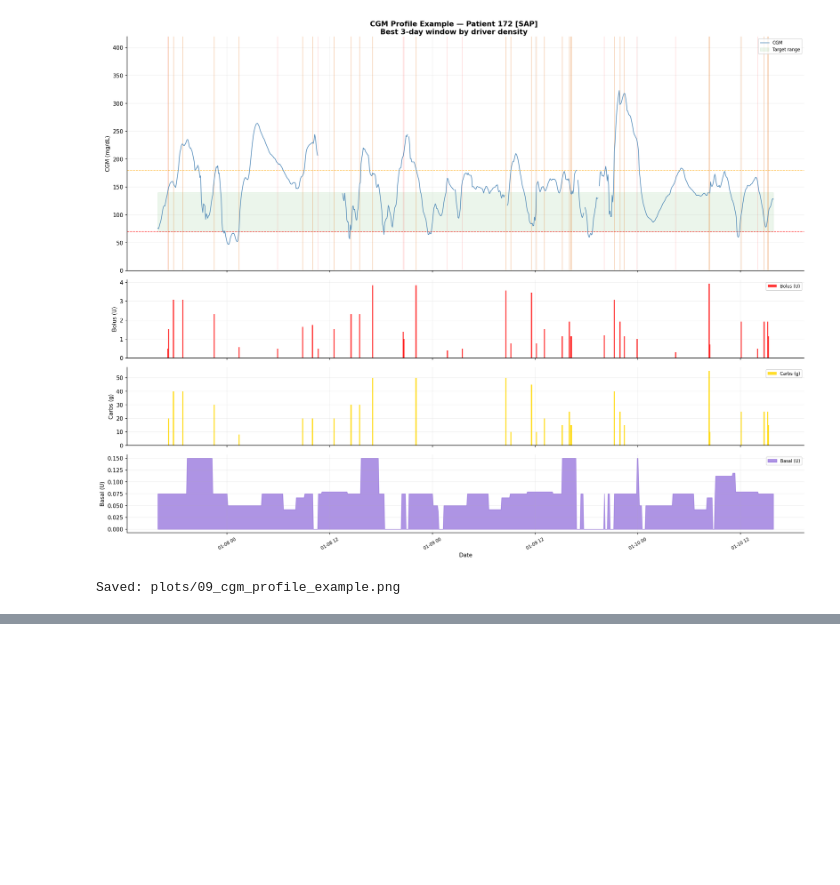
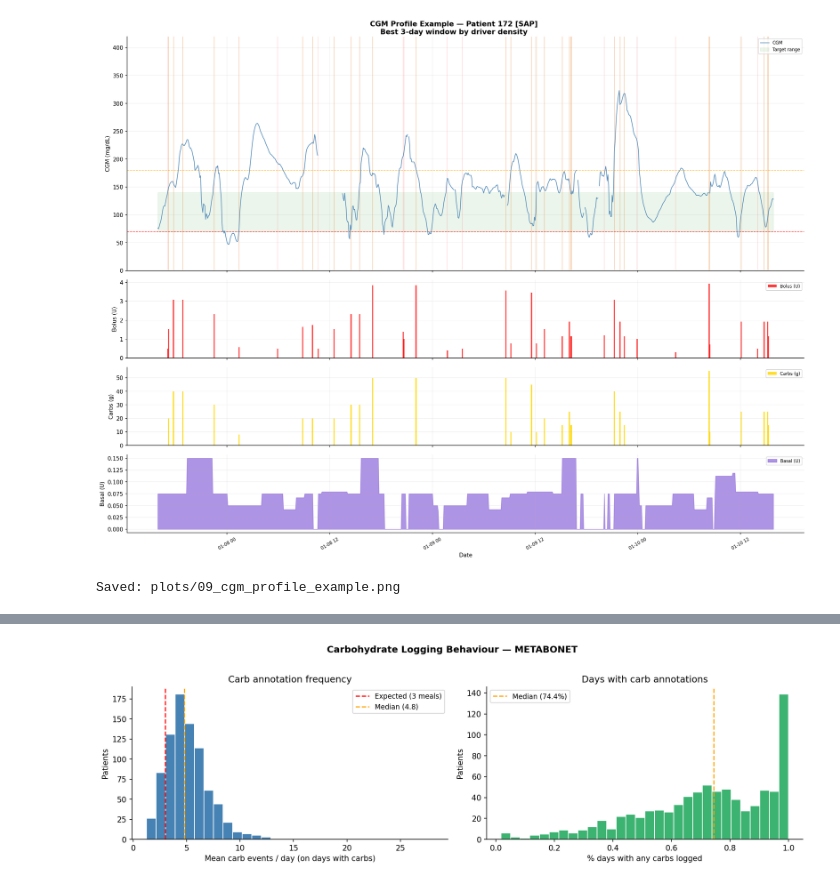
Before and after one commit to marcfont14/tvae, a Jupyter notebook: notebooks/01_exploration.ipynb, the cells around one changed output, grey strips where cells are left out. Drawn from its saved outputs; the diff is of its cells as text; code cells hidden in the pictures; blank space fills up the shorter version.

Commit message:
integrate missing carbs exploration to eda

```diff
--- a/notebooks/01_exploration.ipynb
+++ b/notebooks/01_exploration.ipynb
@@ -1279,0 +1371,93 @@ Saved: plots/09_cgm_profile_example.png
+# %%
+import pyarrow.parquet as pq
+import pandas as pd
+import numpy as np
+import matplotlib.pyplot as plt
+
+PARQUET_PATH = 'raw_data/metabonet_train_filtered.parquet'
+
+# ── Load via streaming ────────────────────────────────────────────────────────
+pf = pq.ParquetFile(PARQUET_PATH)
+patient_buffer = {}
+
+for batch in pf.iter_batches(batch_size=500_000, columns=["id", "date", "carbs"]):
+    batch_df = batch.to_pandas()
+    for pid, pat in batch_df.groupby("id"):
+        if pid in patient_buffer:
+            patient_buffer[pid] = pd.concat([patient_buffer[pid], pat])
+        else:
+            patient_buffer[pid] = pat
+
+# ── Compute per-patient carb stats ────────────────────────────────────────────
+carbs_events = []
+
+for pid, pat in patient_buffer.items():
+    pat = pat.copy()
+    pat["date"] = pd.to_datetime(pat["date"])
+    pat["day"] = pat["date"].dt.date
+
+    daily = (
+        pat[pat["carbs"] > 0]
+        .groupby("day")
+        .size()
+        .reset_index(name="carb_events")
+    )
+
+    n_days = pat["day"].nunique()
+    mean_events = daily["carb_events"].mean() if len(daily) > 0 else 0
+    days_with_carbs = len(daily) / n_days if n_days > 0 else 0
+
+    carbs_events.append({
+        "id": pid,
+        "n_days": n_days,
+        "mean_carb_events_per_day": mean_events,
+        "pct_days_with_carbs": days_with_carbs,
+    })
+
+carbs_df = pd.DataFrame(carbs_events).sort_values("mean_carb_events_per_day", ascending=False)
+
+# ── Summary statistics ────────────────────────────────────────────────────────
+print("── Carb Events per Day ───────────────────────────────────────────")
+print(f"Patients analysed:                    {len(carbs_df)}")
+print(f"Median events/day (days with carbs):  {carbs_df['mean_carb_events_per_day'].median():.2f}")
+print(f"Mean events/day:                      {carbs_df['mean_carb_events_per_day'].mean():.2f}")
+print(f"Median % days with any carbs logged:  {carbs_df['pct_days_with_carbs'].median():.1%}")
+print(f"Patients with <1 event/day median:    {(carbs_df['mean_carb_events_per_day'] < 1).sum()}")
+print(f"Patients with >=3 events/day median:  {(carbs_df['mean_carb_events_per_day'] >= 3).sum()}")
+print(f"Patients with 0% days with carbs:     {(carbs_df['pct_days_with_carbs'] == 0).sum()}")
+
+# ── Plot ──────────────────────────────────────────────────────────────────────
+fig, axes = plt.subplots(1, 2, figsize=(13, 4))
+
+ax = axes[0]
+ax.hist(carbs_df["mean_carb_events_per_day"], bins=30,
+        color='steelblue', edgecolor='white')
+ax.axvline(3, color='red', linestyle='--', linewidth=1.5, label='Expected (3 meals)')
+ax.axvline(carbs_df["mean_carb_events_per_day"].median(),
+           color='orange', linestyle='--', linewidth=1.5,
+           label=f'Median ({carbs_df["mean_carb_events_per_day"].median():.1f})')
+ax.set_xlabel("Mean carb events / day (on days with carbs)")
+ax.set_ylabel("Patients")
+ax.set_title("Carb annotation frequency")
+ax.legend(fontsize=9)
+ax.spines[['top', 'right']].set_visible(False)
+
+ax = axes[1]
+ax.hist(carbs_df["pct_days_with_carbs"], bins=30,
+        color='mediumseagreen', edgecolor='white')
+ax.axvline(carbs_df["pct_days_with_carbs"].median(),
+           color='orange', linestyle='--', linewidth=1.5,
+           label=f'Median ({carbs_df["pct_days_with_carbs"].median():.1%})')
+ax.set_xlabel("% days with any carbs logged")
+ax.set_ylabel("Patients")
+ax.set_title("Days with carb annotations")
+ax.legend(fontsize=9)
+ax.spines[['top', 'right']].set_visible(False)
+
+plt.suptitle("Carbohydrate Logging Behaviour — METABONET",
+             fontweight='bold', y=1.02)
+plt.tight_layout()
+plt.savefig("plots/10c_carbs_per_day.png", dpi=150, bbox_inches='tight')
+plt.show()
+print("Saved: plots/10c_carbs_per_day.png")
+# %% [output]
@@ -1279,0 +1472 @@ Saved: plots/09_cgm_profile_example.png
+[figure, added]
```
Also changed, not shown: parts of 6 cells of this notebook.
